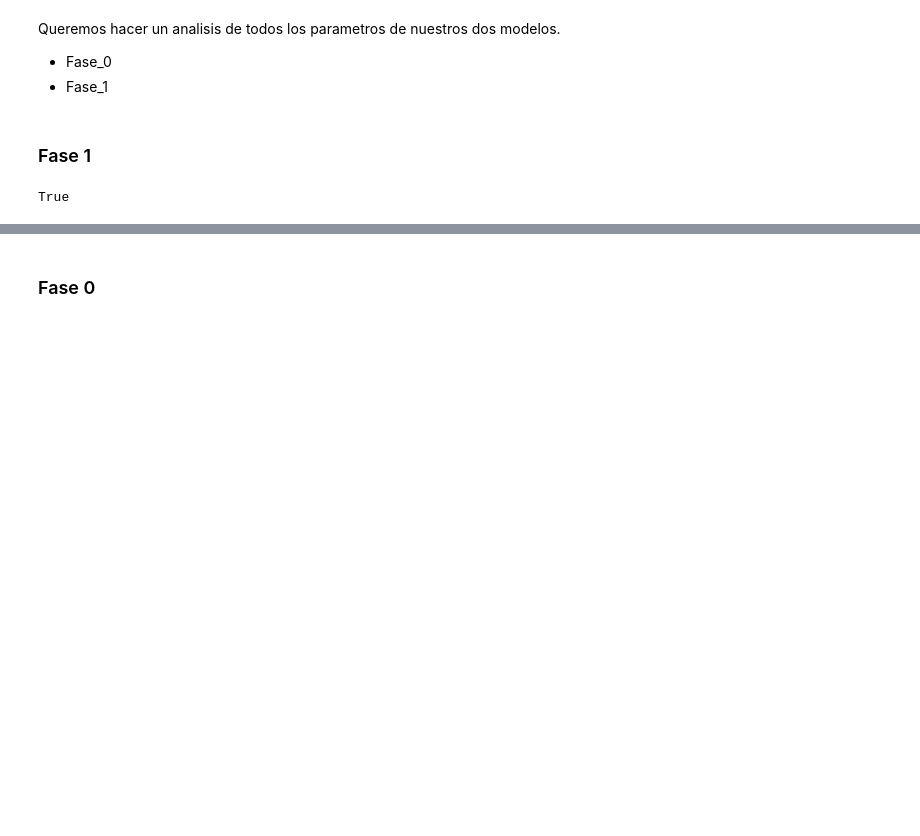
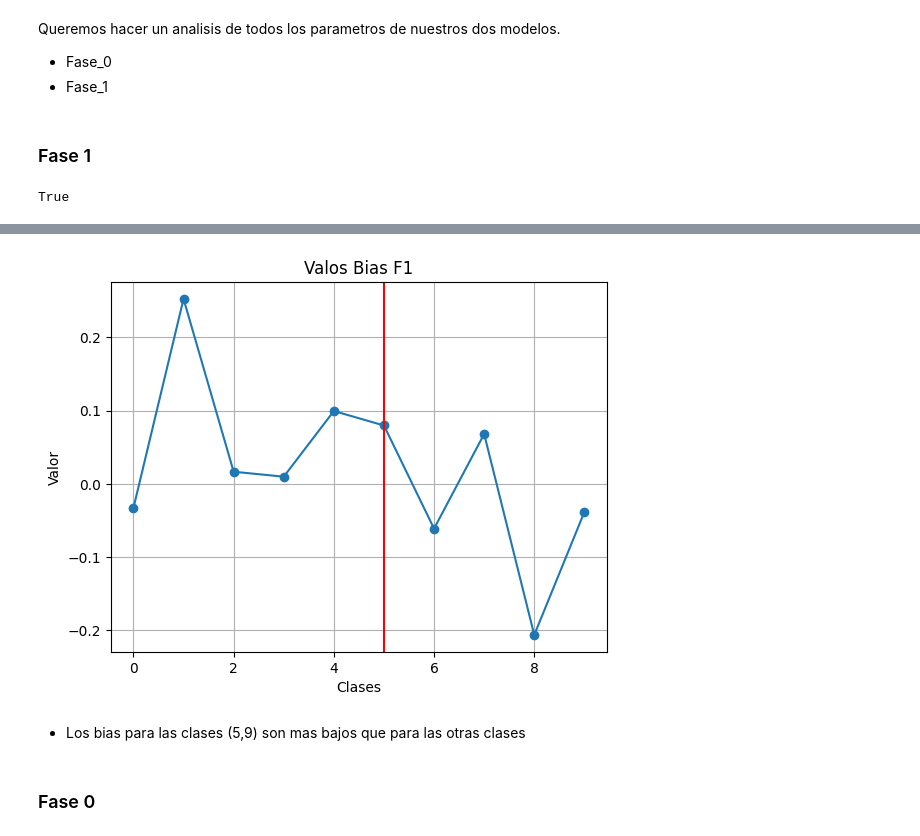
Before and after one commit to eguar11011/catastrophic_forgetting, a Jupyter notebook: Experiment_combination_classifier/Parameters_analysis.ipynb, the cells around one changed output, grey strips where cells are left out. Saved outputs shown, nothing was run; the diff lists cells and outputs as text; code cells hidden in the pictures; blank space fills up the shorter version.

```diff
--- a/Experiment_combination_classifier/Parameters_analysis.ipynb
+++ b/Experiment_combination_classifier/Parameters_analysis.ipynb
@@ -82,2 +61,20 @@ Que analisis se les puede hacer a estos parametros?
+# %%
+# Convertir los datos en listas separadas para x e y
+x = [item[0] for item in bias]
+y = [item[1].item() for item in bias]  # Convertir los tensores a valores numéricos
+
+# Crear el gráfico
+plt.plot(x, y, marker='o', linestyle='-')
+plt.xlabel('Clases')
+plt.ylabel('Valor')
+plt.title('Valos Bias F1')
+plt.grid(True)
+
+plt.axvline(5, color = "r")
+plt.show()
+# %% [output]
+[figure, added]
+# %% [markdown]
+- Los bias para las clases (5,9) son mas bajos que para las otras clases
 # %% [markdown]
 ### Fase 0
```
Also changed, not shown: parts of 37 cells of this notebook, 3 other files.
